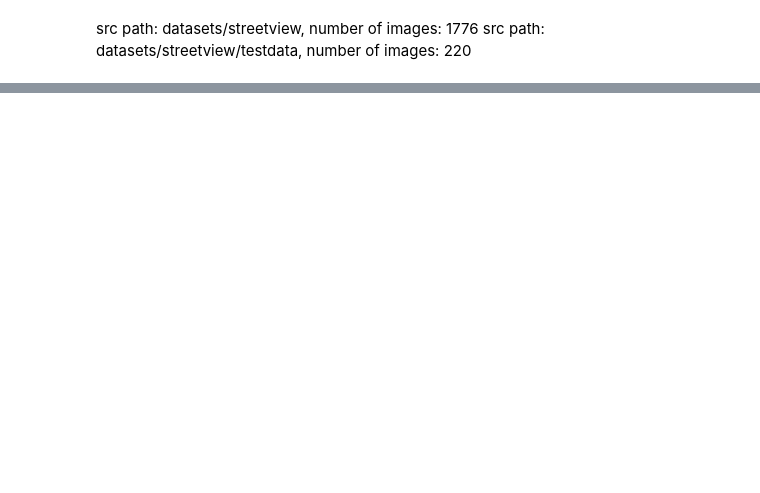
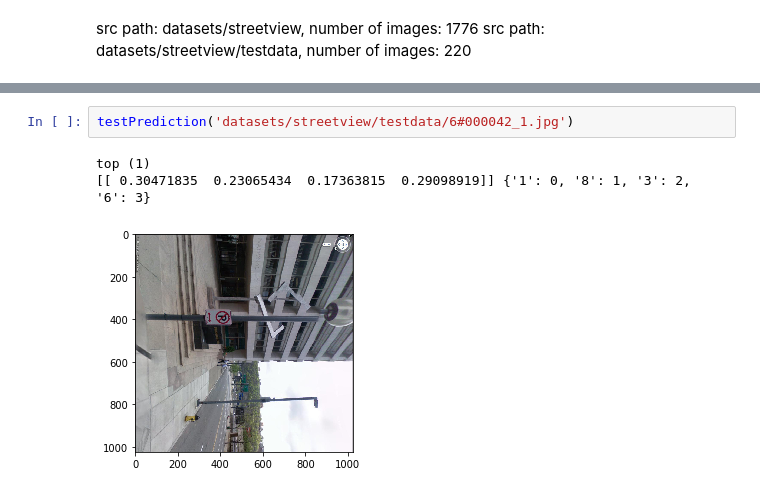
Before and after one commit to balintsera/imgrotator, a Jupyter notebook: image-rotation-cnn.ipynb, the cells around one changed output, grey strips where cells are left out. Drawn from its saved outputs; the diff is of its cells as text; blank space fills up the shorter version.

```diff
--- a/image-rotation-cnn.ipynb
+++ b/image-rotation-cnn.ipynb
@@ -380,0 +451,6 @@ src path: datasets/streetview/testdata, number of images: 220
+# %%
+testPrediction('datasets/streetview/testdata/6#000042_1.jpg')
+# %% [output]
+top (1)
+[[ 0.30471835  0.23065434  0.17363815  0.29098919]] {'1': 0, '8': 1, '3': 2, '6': 3}
+[figure, added]
```
Also changed, not shown: parts of 9 cells of this notebook.
